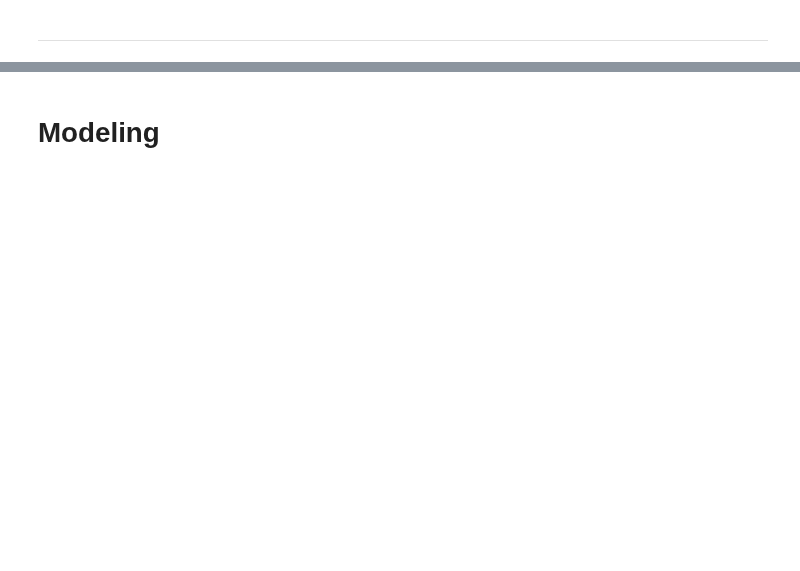
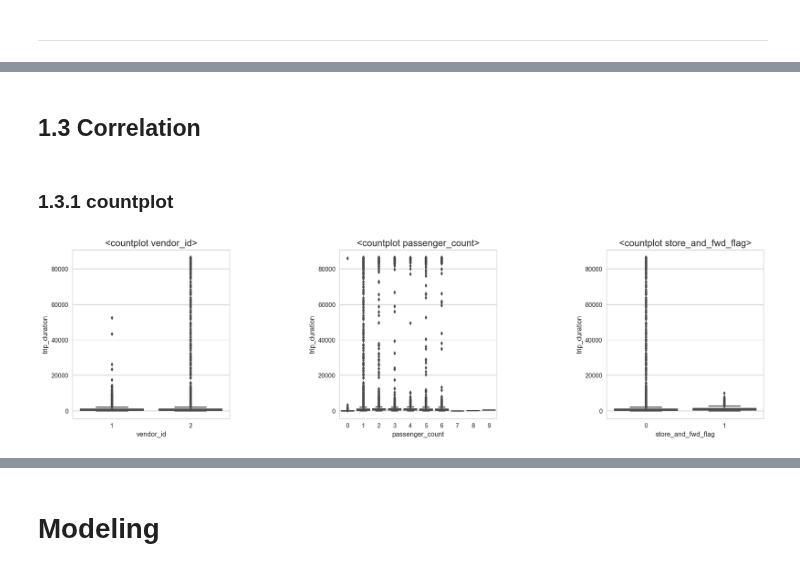
Before and after one commit to Moons08/dss-project-taxi, a Jupyter notebook: project_report.ipynb, the cells around one changed output, grey strips where cells are left out. Drawn from its saved outputs; the diff is of its cells as text; code cells hidden in the pictures; blank space fills up the shorter version.

```diff
--- a/project_report.ipynb
+++ b/project_report.ipynb
@@ -56,0 +315,15 @@ train = pd.read_csv('train.csv')
+# %%
+# 최종 데이터
+# 차후 분석을 위해 연속형 데이터, 카테고리 데이터, y(trip_duration)순으로 재배치
+x_1 = taxi['vendor_id']
+x_2 = taxi['passenger_count']
+x_3 = taxi['store_and_fwd_flag']
+y = taxi['trip_duration']
+
+taxi = taxi.drop(['vendor_id', 'passenger_count' , 'store_and_fwd_flag', 'pickup_datetime', 'dropoff_datetime', 'trip_duration'], axis = 1)
+
+taxi['vendor_id'] = x_1
+taxi['passenger_count'] = x_2
+taxi['store_and_fwd_flag'] = x_3
+taxi['trip_duration'] = y
+taxi.tail()
@@ -56,0 +339,36 @@ train = pd.read_csv('train.csv')
+# %% [markdown]
+## 1.3 Correlation
+# %%
+# Trip_duration에서 나타난 4개의 이상치 제거
+taxi_EDA = taxi[taxi['trip_duration'] < 1500000].reset_index(drop=True)
+# %% [markdown]
+### 1.3.1 countplot
+# %%
+# countplot
+plt.figure(figsize=(20, 5))
+plt.subplots_adjust(wspace = 0.7)
+
+# vendor_id
+plt.subplot(131)
+sns.boxplot(x = 'vendor_id', y = 'trip_duration', data = taxi_EDA)
+plt.title('<countplot vendor_id>', fontsize = 15)
+plt.xlabel('vendor_id')
+plt.ylabel('trip_duration')
+
+# passenger_count
+plt.subplot(132)
+sns.boxplot(x = 'passenger_count', y = 'trip_duration', data = taxi_EDA)
+plt.title('<countplot passenger_count>', fontsize = 15)
+plt.xlabel('passenger_count')
+plt.ylabel('trip_duration')
+
+# store_and_fwd_flag
+plt.subplot(133)
+sns.boxplot(x = 'store_and_fwd_flag', y = 'trip_duration', data = taxi_EDA)
+plt.title('<countplot store_and_fwd_flag>', fontsize = 15)
+plt.xlabel('store_and_fwd_flag')
+plt.ylabel('trip_duration')
+
+plt.show()
+# %% [output]
+[figure, added]
```
Also changed, not shown: parts of 90 cells of this notebook.
